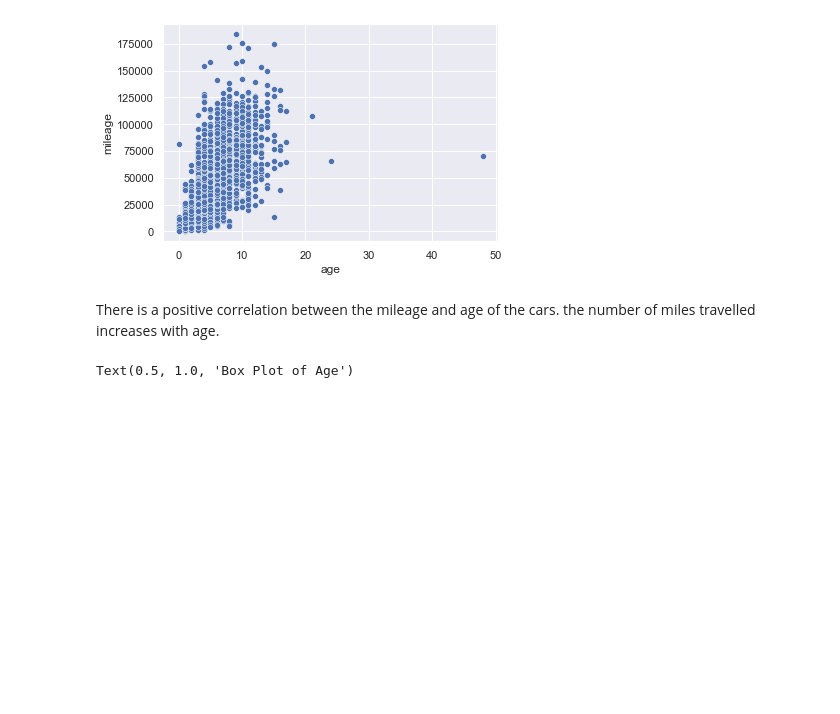
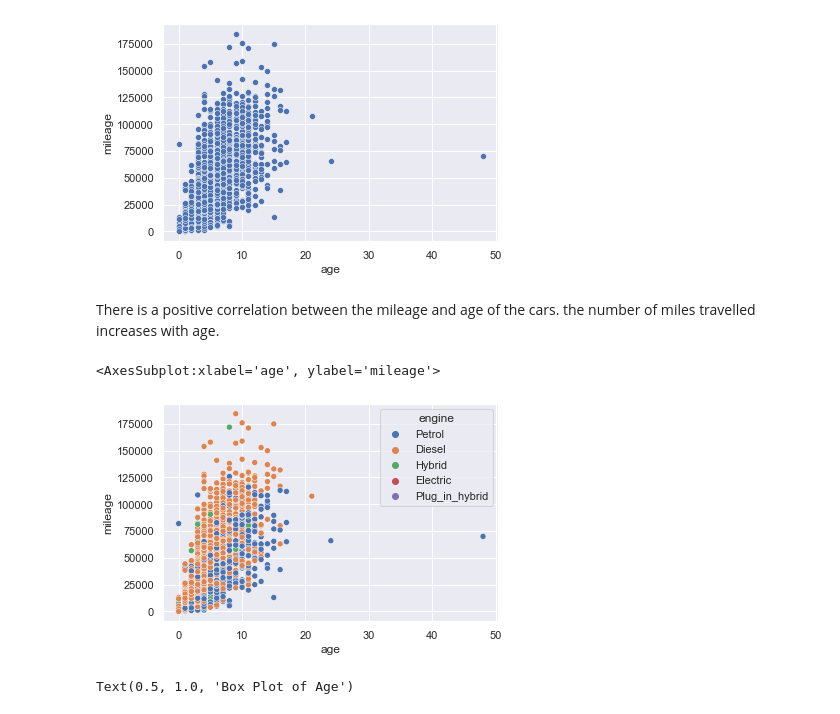
Before and after one commit to VictorUmunna/Car-Price-Prediction, a Jupyter notebook: exploratory_analysis.ipynb, the cells around one changed output. Saved outputs shown, nothing was run; the diff lists cells and outputs as text; code cells hidden in the pictures; blank space fills up the shorter version.

```diff
--- a/exploratory_analysis.ipynb
+++ b/exploratory_analysis.ipynb
@@ -223,6 +228,11 @@ sns.scatterplot(x='age', y='mileage', data=data)
 [figure]
 # %% [markdown]
 There is a positive correlation between the mileage and age of the cars. the number of miles travelled increases with age.
+# %%
+sns.scatterplot(x='age', y='mileage', data=data, hue = 'engine')
+# %% [output]
+<AxesSubplot:xlabel='age', ylabel='mileage'>
+[figure, added]
 # %%
 sns.boxplot(x='age', data = data)
 plt.title("Box Plot of Age")
```
Also changed, not shown: parts of 2 cells of this notebook.
